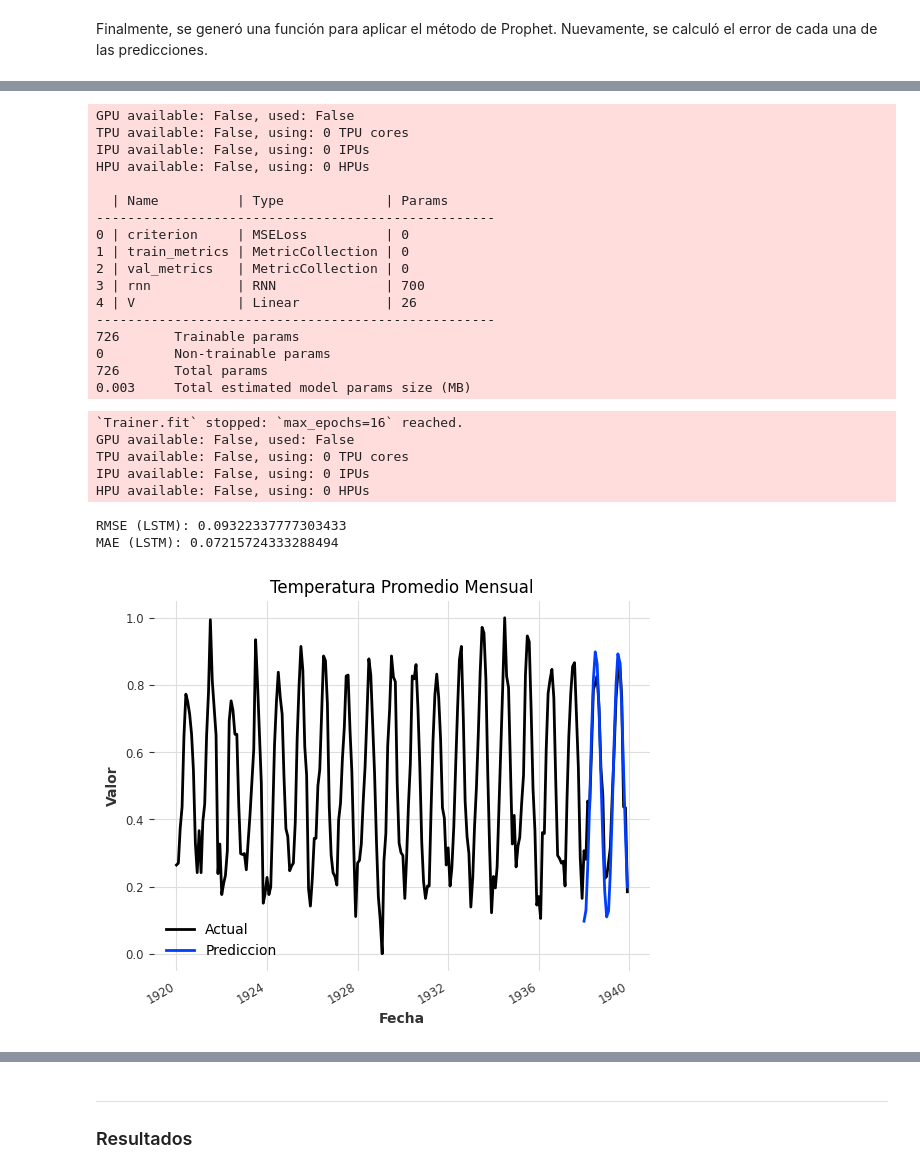
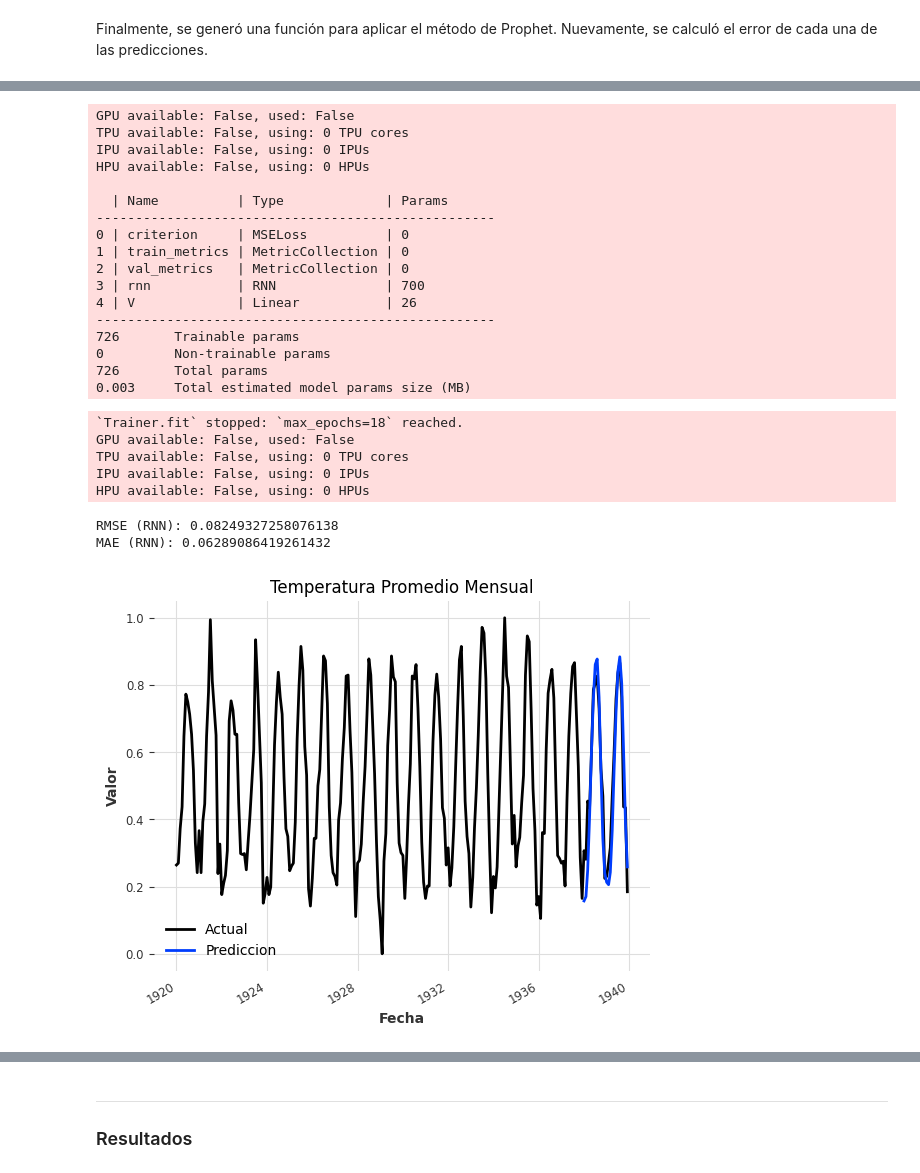
Before and after one commit to 20Candy/lab3_dataScience, a Jupyter notebook: LAB3.ipynb, the cells around one changed output, grey strips where cells are left out. Cells and saved outputs as stored; diff of their text form; code cells hidden in the pictures.

```diff
--- a/LAB3.ipynb
+++ b/LAB3.ipynb
@@ -644 +591,29 @@ def ffnn(ts, text, N=0, c=32, epochs=32, batch=4):
+# %%
+from darts.models import RNNModel
+
+def rnn(ts, text, c=32, epochs=75, batch=4):
+    N = int(len(ts)*0.1)
+    train, val = ts[:-N], ts[-N:]
+
+    rnn_model = RNNModel(input_chunk_length=c, n_epochs=epochs, batch_size=batch, random_state=2)
+    rnn_model.fit(train)
+    prediction = rnn_model.predict(len(val))
+
+    # Error RMSE, MAE
+    rmse_score = rmse(val, prediction)
+    mae_score = mae(val, prediction)
+    print("RMSE (RNN):", rmse_score)
+    print("MAE (RNN):", mae_score)
+    metrics[text]["RNN"] = [rmse_score, mae_score]
+
+    # Crear la gráfica de serie de tiempo
+    fig, ax = plt.subplots()
+    ts.plot(label='Actual', ax=ax)
+    prediction.plot(label='Prediccion', ax=ax)
+
+    ax.set_title(text)
+    ax.set_xlabel("Fecha")
+    ax.set_ylabel("Valor")
+    ax.legend()
+    plt.show()
 # %%
@@ -677,29 +675,29 @@ MAE (LSTM): 0.11392192947545285
 # %%
-lstm(ts_temperature, "Temperatura Promedio Mensual", c=12, epochs=16, batch=4)
+rnn(ts_temperature, "Temperatura Promedio Mensual", 12, epochs=18, batch=2)
 # %% [output]
 GPU available: False, used: False
 TPU available: False, using: 0 TPU cores
 IPU available: False, using: 0 IPUs
 HPU available: False, using: 0 HPUs
 
   | Name          | Type             | Params
 ---------------------------------------------------
 0 | criterion     | MSELoss          | 0
 1 | train_metrics | MetricCollection | 0
 2 | val_metrics   | MetricCollection | 0
 3 | rnn           | RNN              | 700
 4 | V             | Linear           | 26
 ---------------------------------------------------
 726       Trainable params
 0         Non-trainable params
 726       Total params
 0.003     Total estimated model params size (MB)
-`Trainer.fit` stopped: `max_epochs=16` reached.
+`Trainer.fit` stopped: `max_epochs=18` reached.
 GPU available: False, used: False
 TPU available: False, using: 0 TPU cores
 IPU available: False, using: 0 IPUs
 HPU available: False, using: 0 HPUs
-RMSE (LSTM): 0.09322337777303433
-MAE (LSTM): 0.07215724333288494
+RMSE (RNN): 0.08249327258076138
+MAE (RNN): 0.06289086419261432
-[figure, old version]
+[figure, new version]
 # %%
```
Also changed, not shown: parts of 9 cells of this notebook.
